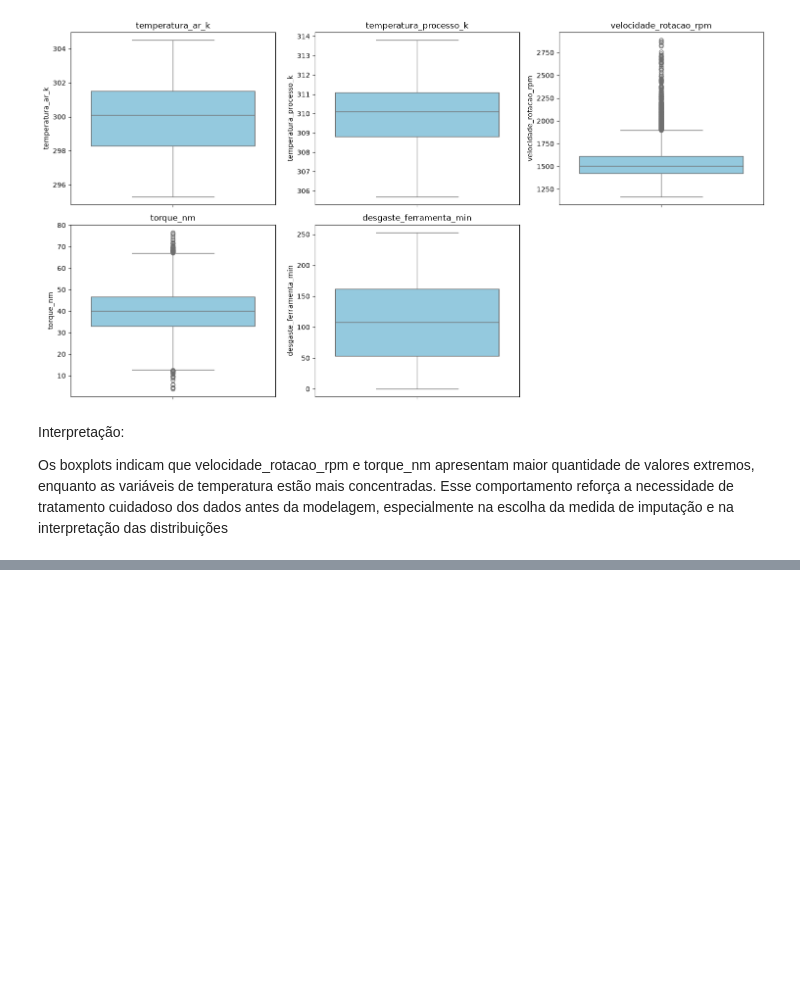
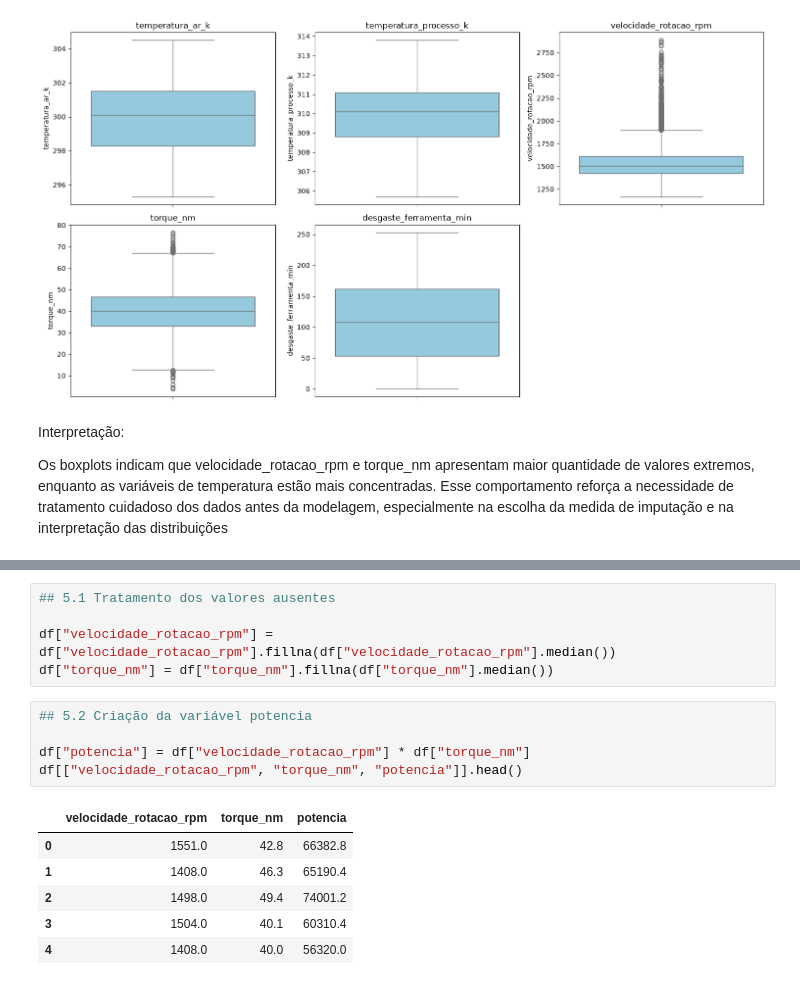
Before and after one commit to acaciarosar/predictmaint-ai, a Jupyter notebook: predictmaint_ai.ipynb, the cells around one changed output, grey strips where cells are left out. Saved outputs shown, nothing was run; the diff lists cells and outputs as text; blank space fills up the shorter version.

```diff
--- a/predictmaint_ai.ipynb
+++ b/predictmaint_ai.ipynb
@@ -278,0 +283,17 @@ Os boxplots indicam que velocidade_rotacao_rpm e torque_nm apresentam maior quan
+# %%
+## 5.1 Tratamento dos valores ausentes
+
+df["velocidade_rotacao_rpm"] = df["velocidade_rotacao_rpm"].fillna(df["velocidade_rotacao_rpm"].median())
+df["torque_nm"] = df["torque_nm"].fillna(df["torque_nm"].median())
+# %%
+## 5.2 Criação da variável potencia
+
+df["potencia"] = df["velocidade_rotacao_rpm"] * df["torque_nm"]
+df[["velocidade_rotacao_rpm", "torque_nm", "potencia"]].head()
+# %% [output]
+|  | velocidade_rotacao_rpm | torque_nm | potencia |
+| 0 | 1551.0 | 42.8 | 66382.8 |
+| 1 | 1408.0 | 46.3 | 65190.4 |
+| 2 | 1498.0 | 49.4 | 74001.2 |
+| 3 | 1504.0 | 40.1 | 60310.4 |
+| 4 | 1408.0 | 40.0 | 56320.0 |
```
Also changed, not shown: parts of 4 cells of this notebook.
